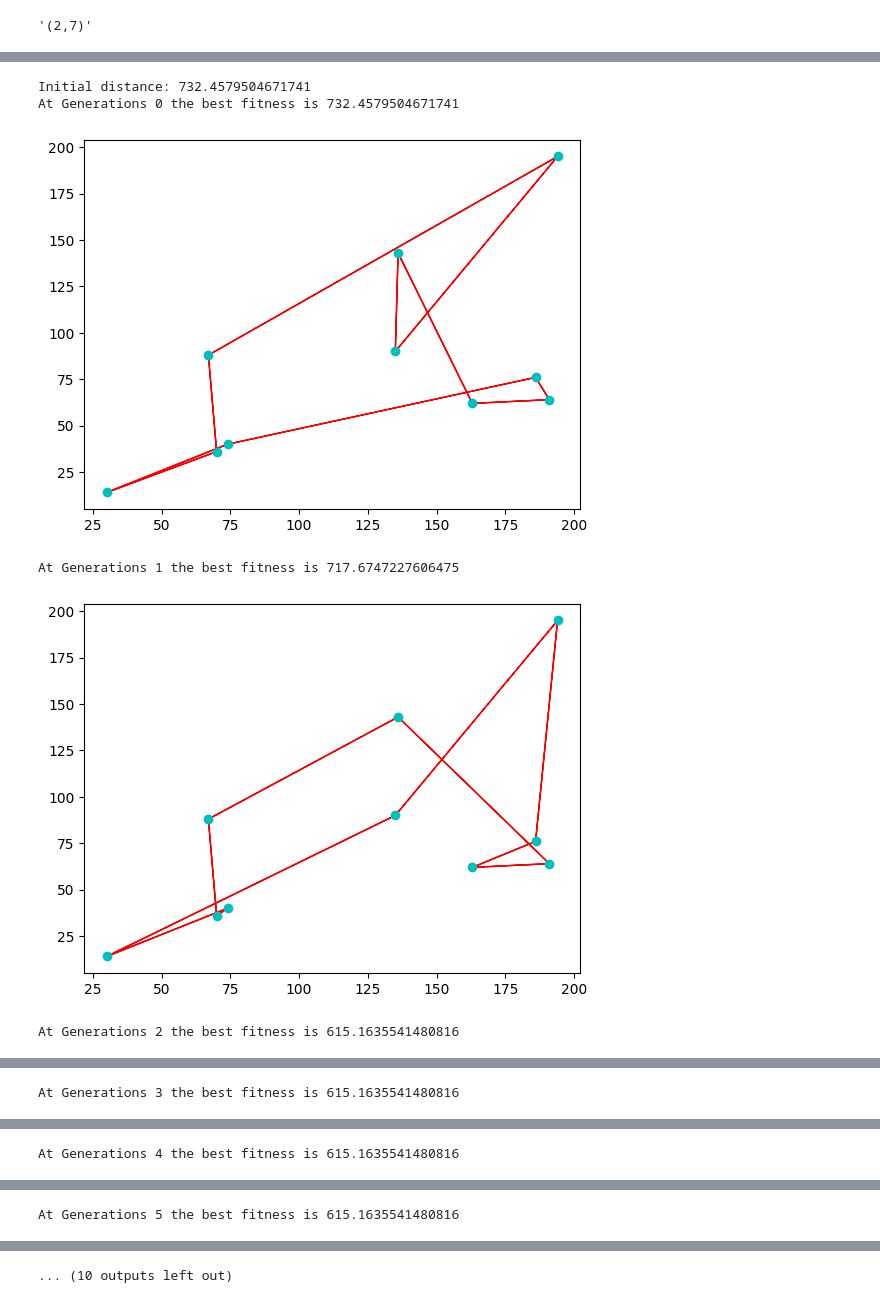
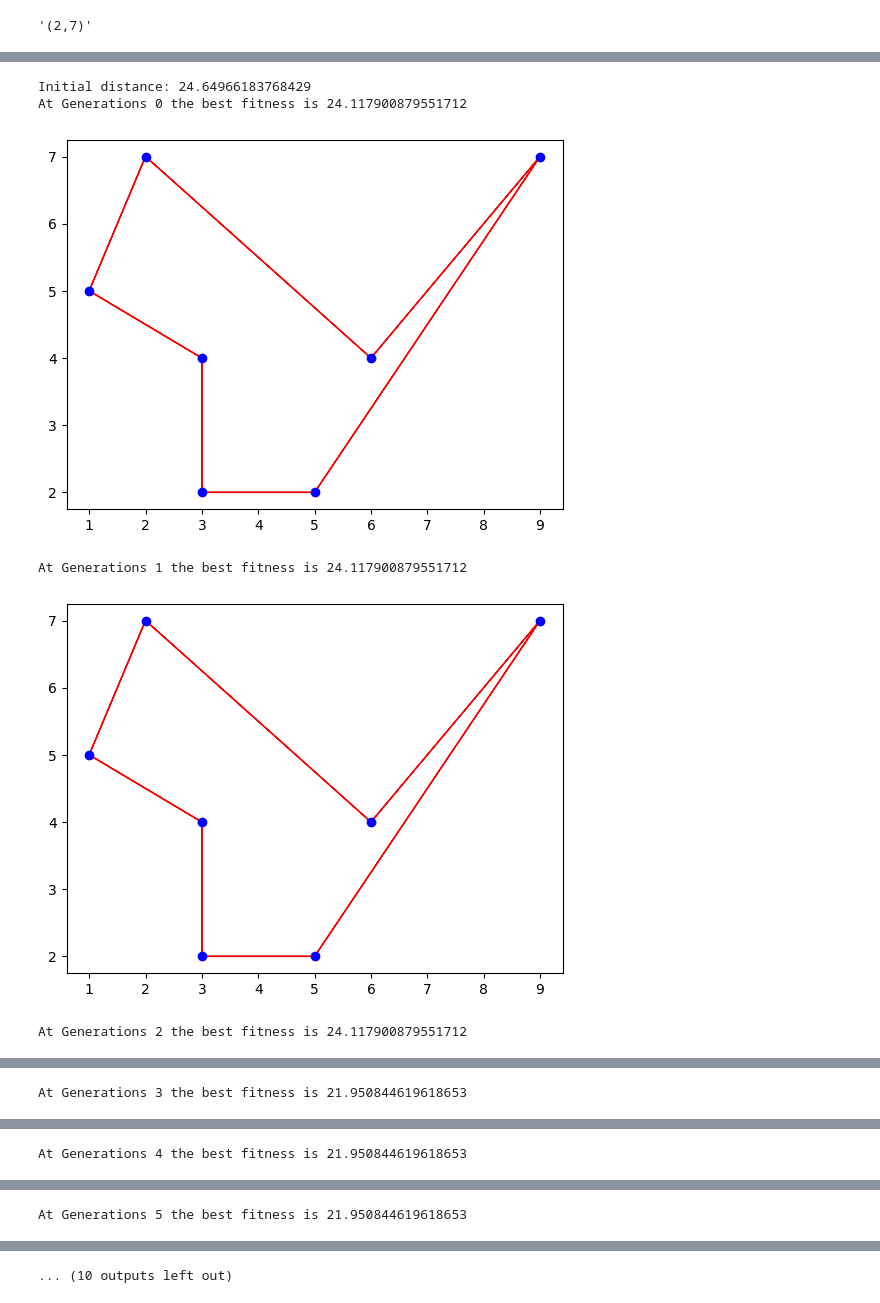
Before and after one commit to sedavasema/GA, a Jupyter notebook: فروشنده_دوره_گرد_با_الگوریتم_ژنتیک.ipynb, the cells around one changed output, grey strips where cells are left out. Cells and saved outputs as stored; diff of their text form; code cells hidden in the pictures.

```diff
--- a/فروشنده_دوره_گرد_با_الگوریتم_ژنتیک.ipynb
+++ b/فروشنده_دوره_گرد_با_الگوریتم_ژنتیک.ipynb
@@ -23,5 +29,5 @@ class City:
 # %%
-city1=City(2,7)
+city1=City(x=2,y=7)
 city2=City(4,5)
 city1.distance(city2)
 city1.__repr__()
@@ -63,0 +73,3 @@ def createRoute(cityList):
+# %%
+for i in range(0,4):
+  print(i)
@@ -83,8 +103,11 @@ def rankRoutes(population):
         fitnessResults[i] = Fitness(population[i]).routeFitness()
     return sorted(fitnessResults.items(), key = operator.itemgetter(1), reverse = True)
 # %%
+#fitnessResults = {0:10,1:20,3:30}
+#fitnessResults[1]
+#fitnessResults[0]=254
+#fitnessResults[1]=10
 fitnessResults = {}
-fitnessResults[0]=254
-fitnessResults[1]=10
 for i in range(0,10):
-        fitnessResults[i] = Fitness(pop[i]).routeFitness()
+        fitnessResults[i] = random.random()*len(pop)
+sorted(fitnessResults.items(),key=operator.itemgetter(0),reverse=False)
@@ -92,0 +144,5 @@ popRanked=rankRoutes(pop)
+# %%
+df = pd.DataFrame(np.array(popRanked), columns=["Index","Fitness"])
+df['cum_sum'] = df.Fitness.cumsum()
+df['cum_perc'] = 100*df.cum_sum/df.Fitness.sum()
+df.head(10)
@@ -219,22 +304,22 @@ def plotCities(best):
    plt.show()
 # %%
 #__ Main Program to call Functions
-cityList = []
+#cityList = []
 
 # with open('./data/att48.txt') as f:
 #    for line in f.readlines():
 #      city = line.split(' ')
 #      cityList.append(City(x=int(city[1]), y=int(city[2])))
 
 
-for i in range(0,10):
-    cityList.append(City(x=int(random.random() * 200), y=int(random.random() * 200)))
-
+#for i in range(0,10):
+    #cityList.append(City(x=int(random.random() * 200), y=int(random.random() * 200)))
+cityList=[City(9,7),City(1,5),City(3,2),City(6,4),City(5,2),City(2,7),City(3,4)]
 bestroute=geneticAlgorithm(population=cityList, popSize=100, eliteSize=20, mutationRate=0.01, generations=10)
 # %% [output]
-Initial distance: 732.4579504671741
-At Generations 0 the best fitness is 732.4579504671741
+Initial distance: 24.64966183768429
+At Generations 0 the best fitness is 24.117900879551712
-[figure, old version]
+[figure, new version]
-At Generations 1 the best fitness is 717.6747227606475
+At Generations 1 the best fitness is 24.117900879551712
-[figure, old version]
+[figure, new version]
-At Generations 2 the best fitness is 615.1635541480816
+At Generations 2 the best fitness is 24.117900879551712
@@ -242 +327 @@ At Generations 2 the best fitness is 615.1635541480816
-At Generations 3 the best fitness is 615.1635541480816
+At Generations 3 the best fitness is 21.950844619618653
@@ -244 +329 @@ At Generations 3 the best fitness is 615.1635541480816
-At Generations 4 the best fitness is 615.1635541480816
+At Generations 4 the best fitness is 21.950844619618653
@@ -246 +331 @@ At Generations 4 the best fitness is 615.1635541480816
-At Generations 5 the best fitness is 615.1635541480816
+At Generations 5 the best fitness is 21.950844619618653
```
Also changed, not shown: parts of 18 cells of this notebook.
